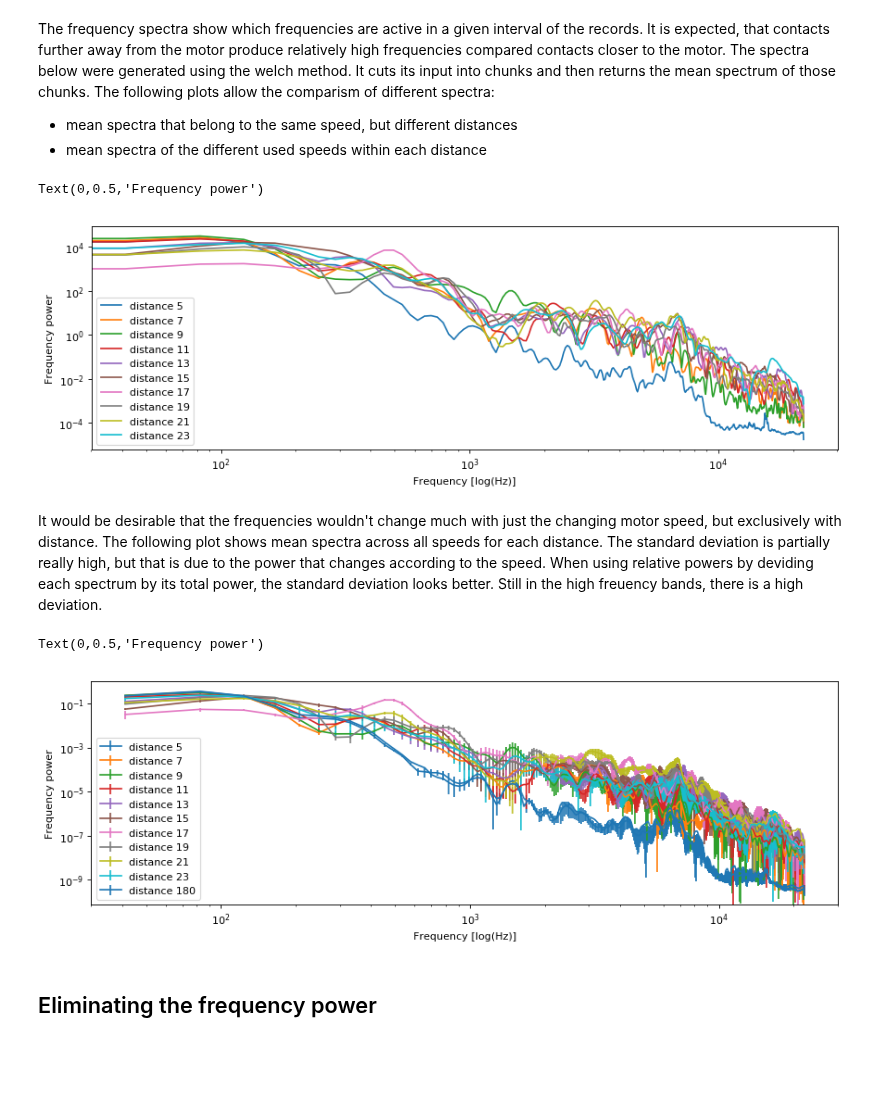
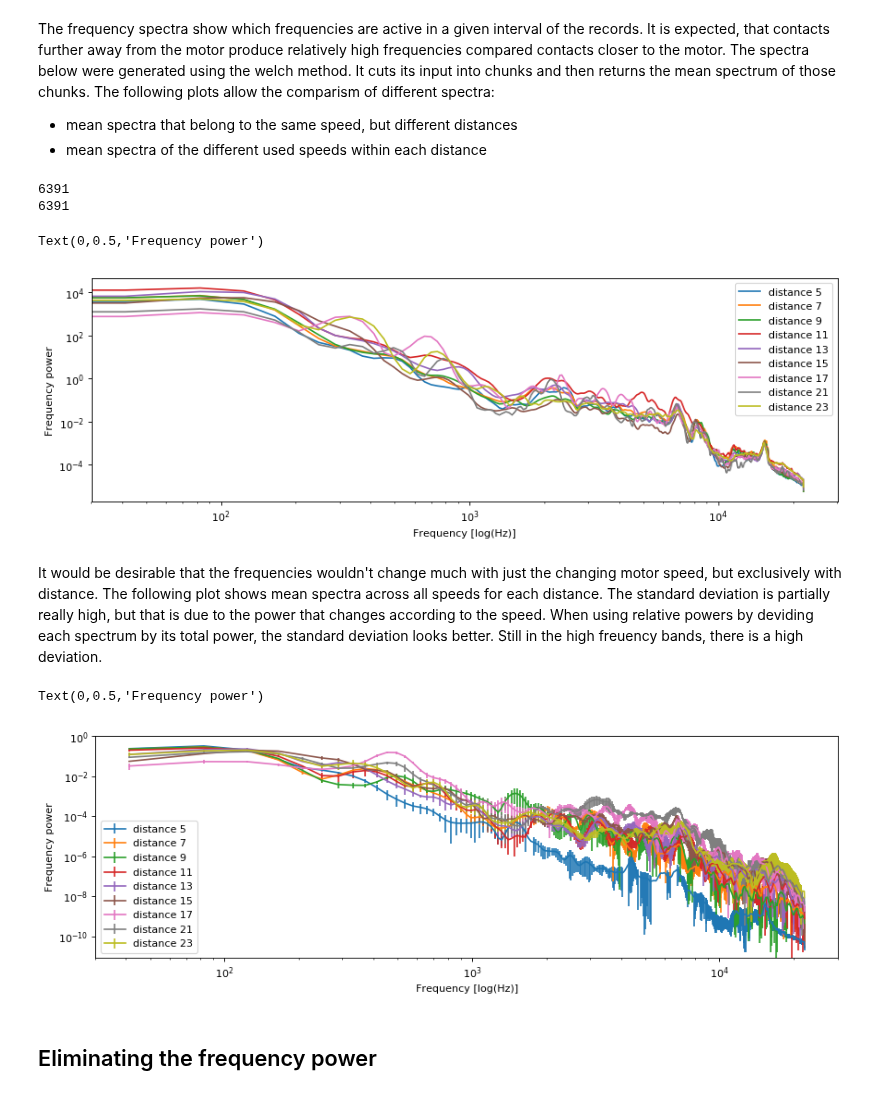
Before and after one commit to LucaHermes/PiezoAntenna, a Jupyter notebook: Piezo Antenna.ipynb, the cells around one changed output. Saved outputs shown, nothing was run; the diff lists cells and outputs as text; code cells hidden in the pictures; blank space fills up the shorter version.

```diff
--- a/Piezo Antenna.ipynb
+++ b/Piezo Antenna.ipynb
@@ -91,11 +91,13 @@ import pandas as pd
 import os
 import re
 
+%matplotlib inline
+
 
 FRAMERATE = 0    # init framerate (gets assigned when wav files are read)
 
 # load and prepare the data
-data_dir = 'data_clipped'
+data_dir = 'data'
 files = os.listdir(data_dir)
 rawdata = pd.DataFrame(columns=['record', 'distance', 'speed'])
 
@@ -275,37 +277,50 @@ def generate_spectrum(data):
 
 # generate mean power spectra over every hit for each distance
 # mean_spectra = pd.DataFrame()
 total_powers = pd.DataFrame(columns=data['distance'].unique())
 total_powers['speed'] = data['speed'].unique()
 total_powers = total_powers.set_index('speed', drop=True)
+
+freq_scale = []
+power_spectra = []
+distances = []
+
 for i in range(N_CLASSES):
     # get the time course of every contact related to one distance
-    contacts = data['contacts_fst'][i]
+    contacts = data['contacts_lst'][i]
     f, Pxx = generate_spectrum(contacts)
     # calculate the mean spectrum for one distance
     avg = np.mean(Pxx, axis=0)
     speed = data.loc[i, 'speed']
     distance = data.loc[i, 'distance']
+
+    freq_scale = f
+    power_spectra.extend(Pxx)
+    distances = distances + [distance] * len(Pxx)
+
     # store the total power to a dataframe
     total_powers.loc[speed, distance] = avg.sum()
     std_dev = np.std(Pxx, axis=0)
     Pxx = 10 * np.log10(Pxx)
     if speed == 100:
         plt.plot(f, avg, label='distance %d' % distance)
 
     # mean_spectra[i] = avg
-
+print(len(distances))
+print(len(power_spectra))
 # plot last spectrum
 #f, ax = plt.subplots()
 plt.legend()
 plt.xscale('log')
 plt.yscale('log')
 plt.xlabel("Frequency [log(Hz)]")
 plt.ylabel("Frequency power")
 # plt.plot(f, avg) #, std_dev)
 # %% [output]
-Text(0,0.5,'Frequency power')
+6391
+6391
+Text(0,0.5,'Frequency power')
-[figure, old version]
+[figure, new version]
 # %% [markdown]
 It would be desirable that the frequencies wouldn't change much with just the changing motor speed, but exclusively with distance. The following plot shows mean spectra across all speeds for each distance. The standard deviation is partially really high, but that is due to the power that changes according to the speed. When using relative powers by deviding each spectrum by its total power, the standard deviation looks better. Still in the high freuency bands, there is a high deviation.
 # %%
@@ -333,7 +348,7 @@ plt.xlabel("Frequency [log(Hz)]")
 plt.ylabel("Frequency power")
 # %% [output]
 Text(0,0.5,'Frequency power')
-[figure, old version]
+[figure, new version]
 # %% [markdown]
 ## Eliminating the frequency power
 # %% [markdown]
```
Also changed, not shown: parts of 6 cells of this notebook.
